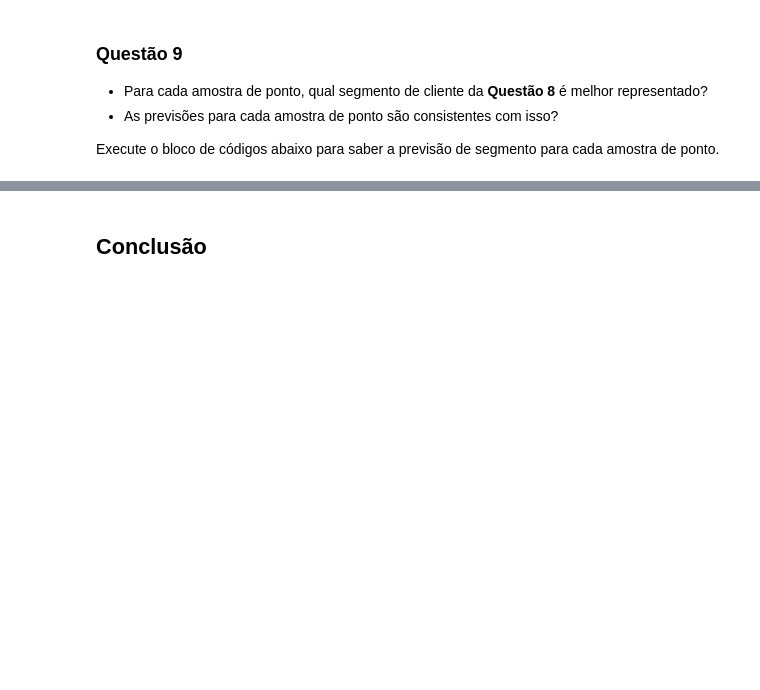
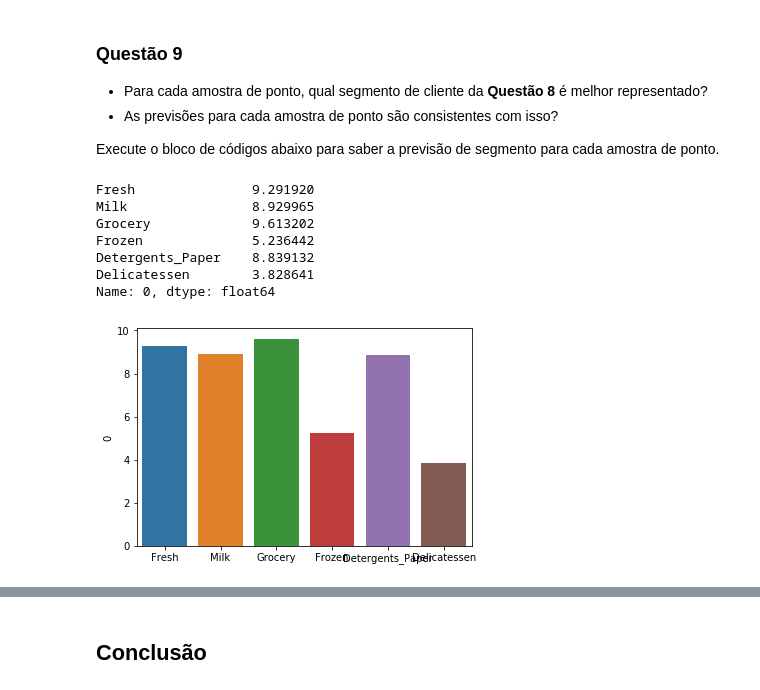
Before and after one commit to jmbrunetto/CustomerSegments, a Jupyter notebook: customer_segments_PT.ipynb, the cells around one changed output, grey strips where cells are left out. Cells and saved outputs as stored; diff of their text form; code cells hidden in the pictures; blank space fills up the shorter version.

```diff
--- a/customer_segments_PT.ipynb
+++ b/customer_segments_PT.ipynb
@@ -543,3 +681,15 @@ display(true_centers)
 - As previsões para cada amostra de ponto são consistentes com isso?
 
 Execute o bloco de códigos abaixo para saber a previsão de segmento para cada amostra de ponto.
+# %%
+sns.barplot(x=log_samples.columns,y=log_samples.iloc[0])
+print "Customer 0"
+# %% [output]
+Fresh               9.291920
+Milk                8.929965
+Grocery             9.613202
+Frozen              5.236442
+Detergents_Paper    8.839132
+Delicatessen        3.828641
+Name: 0, dtype: float64
+[figure, added]
```
Also changed, not shown: parts of 31 cells of this notebook, 2 other files.
